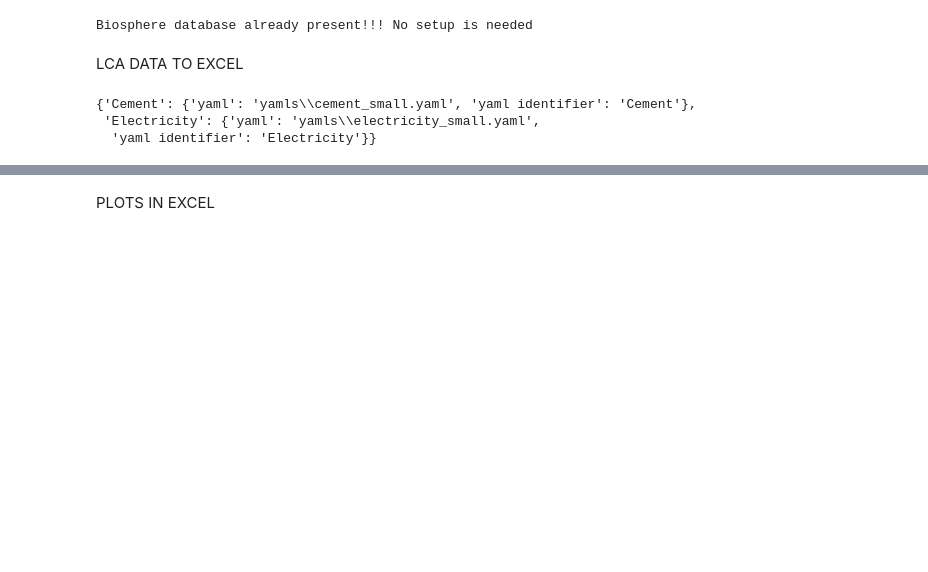
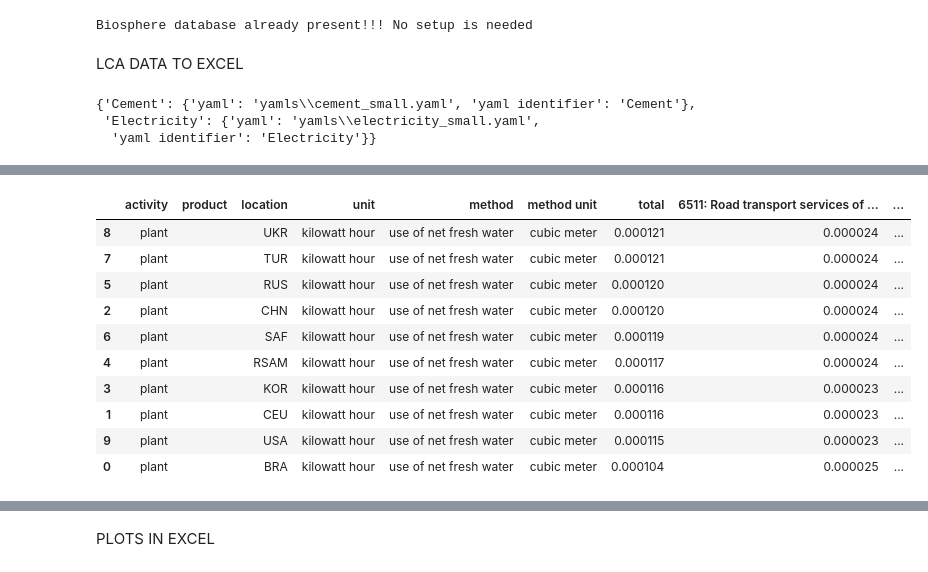
Before and after one commit to Laboratory-for-Energy-Systems-Analysis/dopo, a Jupyter notebook: dev/general_scan_v5.ipynb, the cells around one changed output, grey strips where cells are left out. Saved outputs shown, nothing was run; the diff lists cells and outputs as text; code cells hidden in the pictures; blank space fills up the shorter version.

```diff
--- a/dev/general_scan_v5.ipynb
+++ b/dev/general_scan_v5.ipynb
@@ -143,5 +148,17 @@ scores_dict['Cement']['lca_scores'].keys()
 # %%
-scores_dict['Electricity']['lca_scores'].keys()
+scores_dict['Electricity']['lca_scores']['Electricity_use_of_net_fresh_water']
+# %% [output]
+|  | activity | product | location | unit | method | method unit | total | 6511: Road transport services of ... | ... |
+| 8 | plant |  | UKR | kilowatt hour | use of net fresh water | cubic meter | 0.000121 | 0.000024 | ... |
+| 7 | plant |  | TUR | kilowatt hour | use of net fresh water | cubic meter | 0.000121 | 0.000024 | ... |
+| 5 | plant |  | RUS | kilowatt hour | use of net fresh water | cubic meter | 0.000120 | 0.000024 | ... |
+| 2 | plant |  | CHN | kilowatt hour | use of net fresh water | cubic meter | 0.000120 | 0.000024 | ... |
+| 6 | plant |  | SAF | kilowatt hour | use of net fresh water | cubic meter | 0.000119 | 0.000024 | ... |
+| 4 | plant |  | RSAM | kilowatt hour | use of net fresh water | cubic meter | 0.000117 | 0.000024 | ... |
+| 3 | plant |  | KOR | kilowatt hour | use of net fresh water | cubic meter | 0.000116 | 0.000023 | ... |
+| 1 | plant |  | CEU | kilowatt hour | use of net fresh water | cubic meter | 0.000116 | 0.000023 | ... |
+| 9 | plant |  | USA | kilowatt hour | use of net fresh water | cubic meter | 0.000115 | 0.000023 | ... |
+| 0 | plant |  | BRA | kilowatt hour | use of net fresh water | cubic meter | 0.000104 | 0.000025 | ... |
 # %%
 scores_dict['Cement'].keys()
 # %%
```
Also changed, not shown: parts of 20 cells of this notebook.
